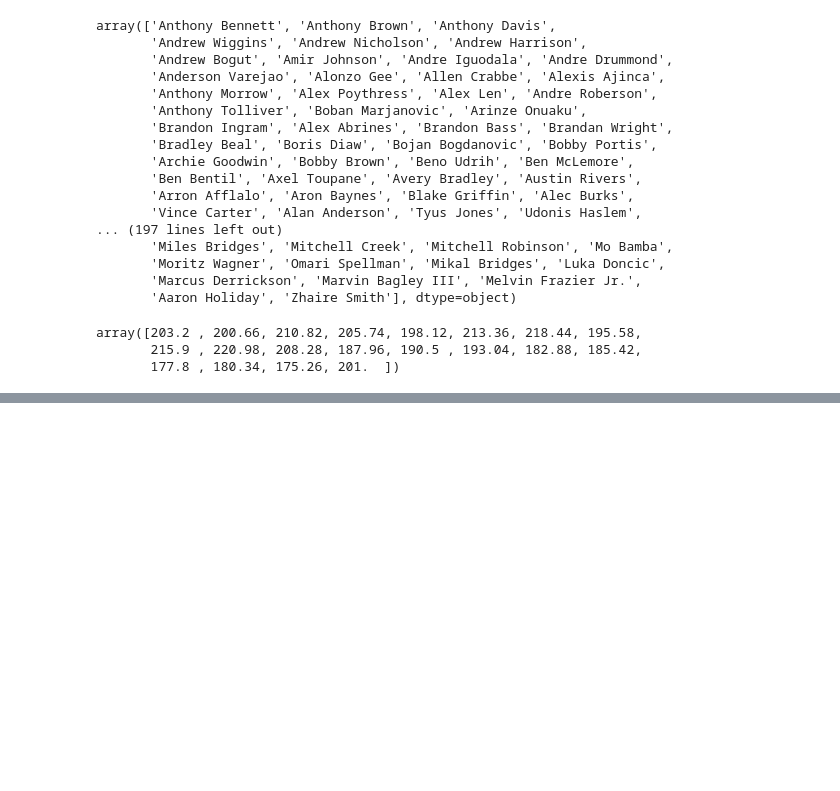
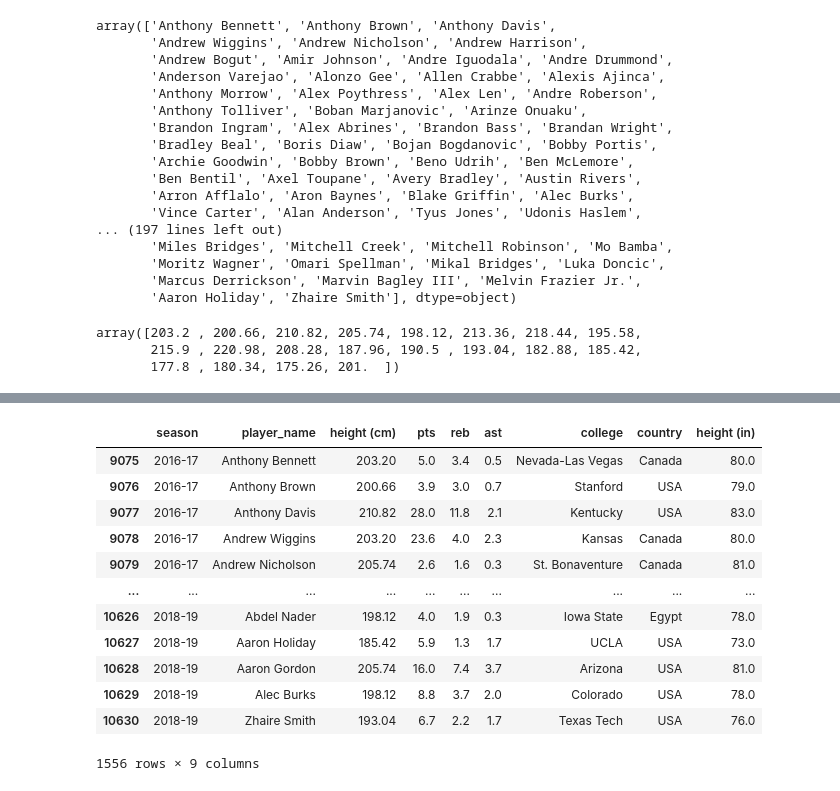
Before and after one commit to ic17rey/butler-groupA-project1, a Jupyter notebook: nba_height_project.ipynb, the cells around one changed output, grey strips where cells are left out. Drawn from its saved outputs; the diff is of its cells as text; code cells hidden in the pictures; blank space fills up the shorter version.

Commit message:
Adding column for height in inches

```diff
--- a/nba_height_project.ipynb
+++ b/nba_height_project.ipynb
@@ -99,0 +100,4 @@ TypeError: unsupported operand type(s) for /: 'DataFrameGroupBy' and 'builtin_fu
+# %%
+# Label the player_height column as cm
+stats_with_col_rename_df = stats_needed_df.rename(columns={"player_height":"height (cm)"})
+stats_with_col_rename_df
@@ -99,0 +118,22 @@ TypeError: unsupported operand type(s) for /: 'DataFrameGroupBy' and 'builtin_fu
+# %%
+# Add a calculated column for height in inches and reorder columns
+height = stats_with_col_rename_df['height (cm)']/2.54
+stats_with_col_rename_df["height (in)"] = height
+organized_stats_df = [["season", "player_name","height (in)","height (cm)","pts","reb","ast","college","country"]]
+
+# View df with the new column
+stats_with_col_rename_df
+# %% [output]
+|  | season | player_name | height (cm) | pts | reb | ast | college | country | height (in) |
+| 9075 | 2016-17 | Anthony Bennett | 203.20 | 5.0 | 3.4 | 0.5 | Nevada-Las Vegas | Canada | 80.0 |
+| 9076 | 2016-17 | Anthony Brown | 200.66 | 3.9 | 3.0 | 0.7 | Stanford | USA | 79.0 |
+| 9077 | 2016-17 | Anthony Davis | 210.82 | 28.0 | 11.8 | 2.1 | Kentucky | USA | 83.0 |
+| 9078 | 2016-17 | Andrew Wiggins | 203.20 | 23.6 | 4.0 | 2.3 | Kansas | Canada | 80.0 |
+| 9079 | 2016-17 | Andrew Nicholson | 205.74 | 2.6 | 1.6 | 0.3 | St. Bonaventure | Canada | 81.0 |
+| ... | ... | ... | ... | ... | ... | ... | ... | ... | ... |
+| 10626 | 2018-19 | Abdel Nader | 198.12 | 4.0 | 1.9 | 0.3 | Iowa State | Egypt | 78.0 |
+| 10627 | 2018-19 | Aaron Holiday | 185.42 | 5.9 | 1.3 | 1.7 | UCLA | USA | 73.0 |
+| 10628 | 2018-19 | Aaron Gordon | 205.74 | 16.0 | 7.4 | 3.7 | Arizona | USA | 81.0 |
+| 10629 | 2018-19 | Alec Burks | 198.12 | 8.8 | 3.7 | 2.0 | Colorado | USA | 78.0 |
+| 10630 | 2018-19 | Zhaire Smith | 193.04 | 6.7 | 2.2 | 1.7 | Texas Tech | USA | 76.0 |
+1556 rows × 9 columns
```
Also changed, not shown: parts of 4 cells of this notebook.
